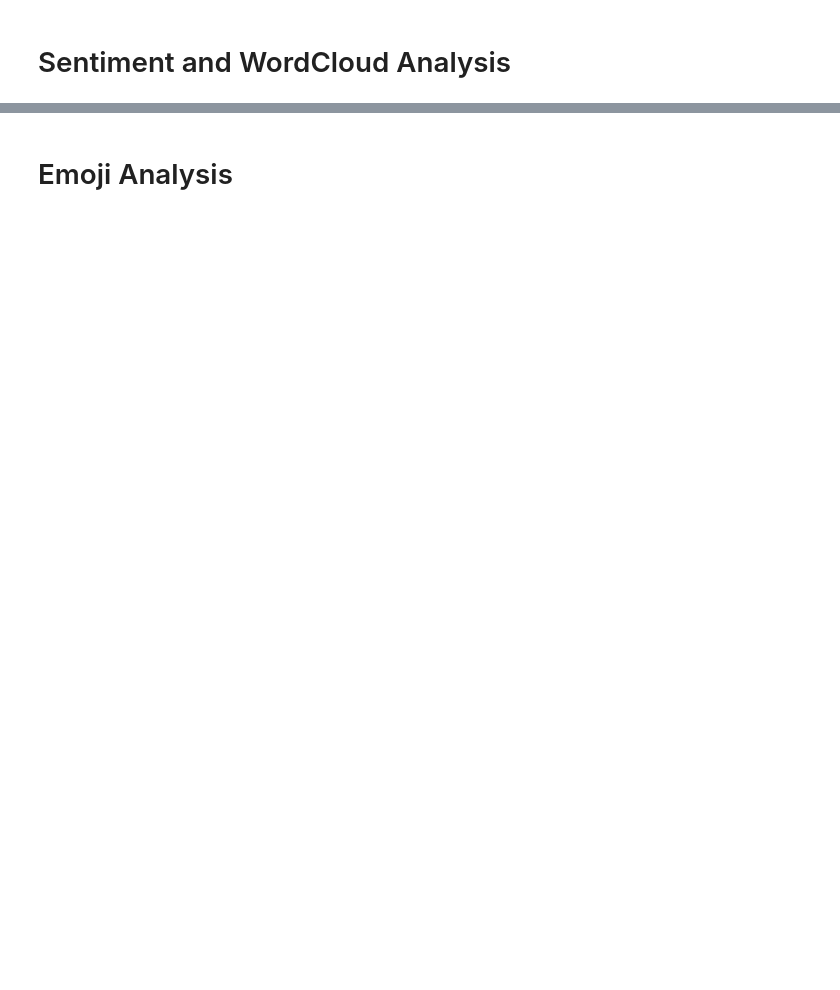
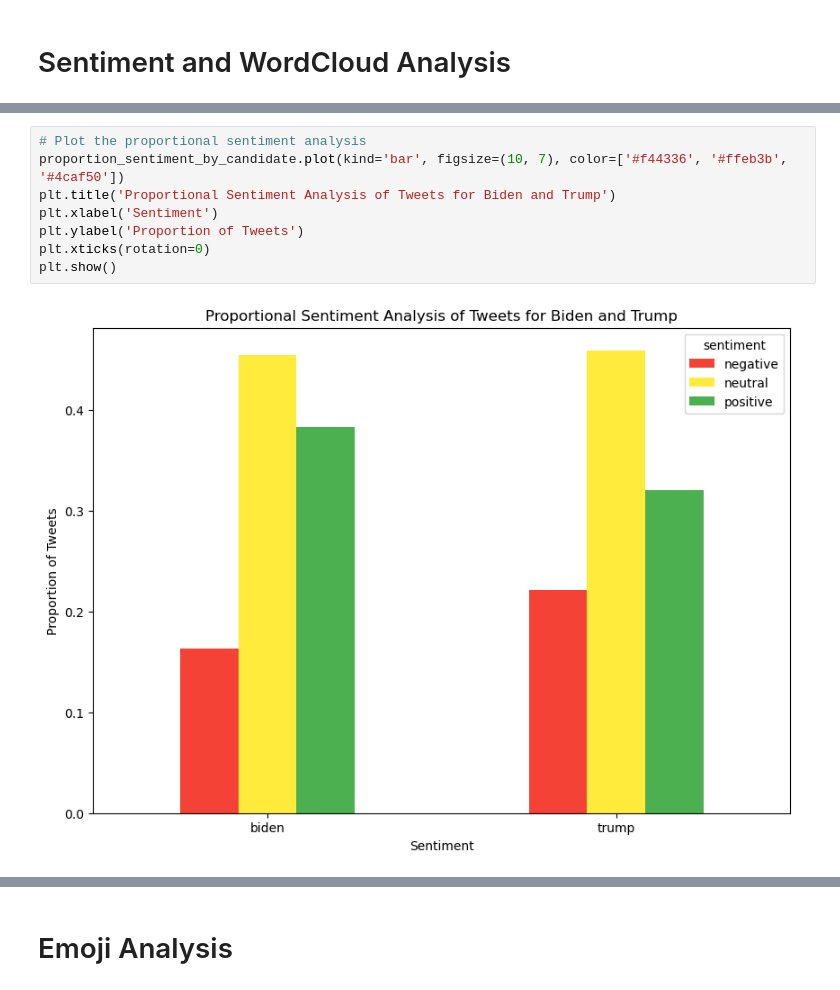
Before and after one commit to renatovfreitas/DataCircle_Twitter_Project, a Jupyter notebook: Data_Manipulation.ipynb, the cells around one changed output, grey strips where cells are left out. Saved outputs shown, nothing was run; the diff lists cells and outputs as text; blank space fills up the shorter version.

```diff
--- a/Data_Manipulation.ipynb
+++ b/Data_Manipulation.ipynb
@@ -191,0 +113,10 @@ plt.axis('off')
+# %%
+# Plot the proportional sentiment analysis
+proportion_sentiment_by_candidate.plot(kind='bar', figsize=(10, 7), color=['#f44336', '#ffeb3b', '#4caf50'])
+plt.title('Proportional Sentiment Analysis of Tweets for Biden and Trump')
+plt.xlabel('Sentiment')
+plt.ylabel('Proportion of Tweets')
+plt.xticks(rotation=0)
+plt.show()
+# %% [output]
+[figure, added]
```
Also changed, not shown: parts of 47 cells of this notebook, 1 other file.
